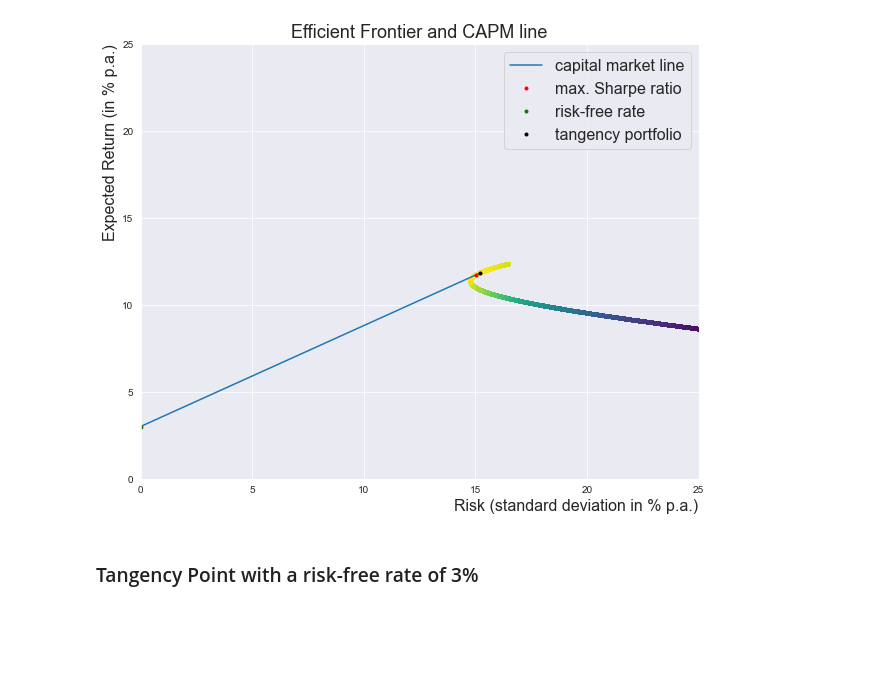
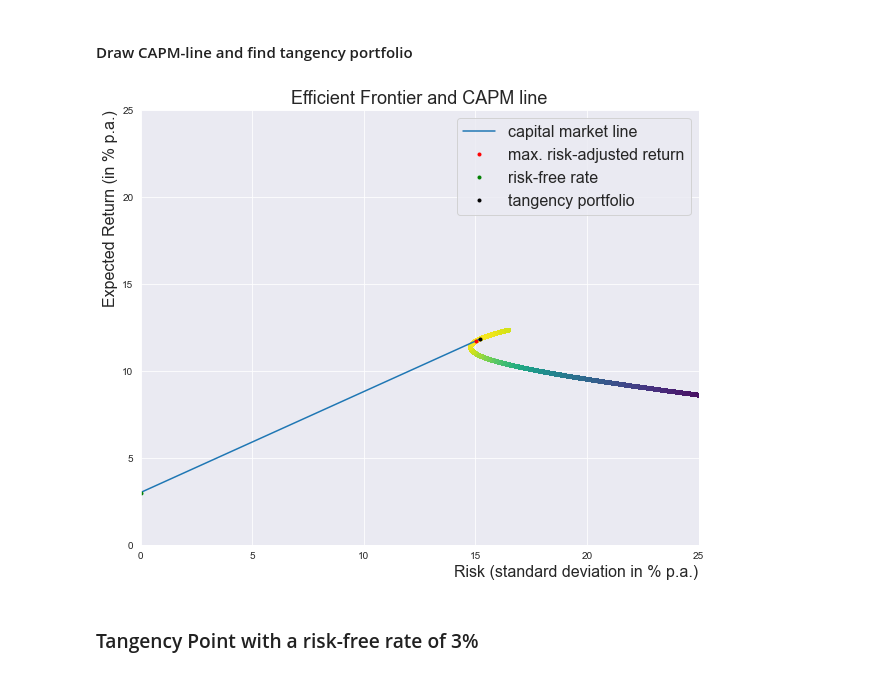
Before and after one commit to JohannesWinkler74/MSc_Thesis, a Jupyter notebook: efficient_frontier/find_efficient frontier.ipynb, the cells around one changed output. Saved outputs shown, nothing was run; the diff lists cells and outputs as text; code cells hidden in the pictures; blank space fills up the shorter version.

```diff
--- a/efficient_frontier/find_efficient frontier.ipynb
+++ b/efficient_frontier/find_efficient frontier.ipynb
@@ -198,36 +201,38 @@ array([0.83591335, 0.16408665])
+# %% [markdown]
+#### Draw CAPM-line and find tangency portfolio
 # %%
 list_of_points = list(zip(portfolio_risks, portfolio_returns, portfolio_weights))
-# determine tangent point
+# set risk-free to 3%
 r_f = 0.03
 max_sharpe_return = -np.inf
 max_sharpe_risk = -np.inf
 sharpe = -np. inf
 for tupel in list_of_points:
     if (tupel[1] - r_f) / tupel[0] > sharpe:
         max_sharpe_return = tupel[1]
         max_sharpe_risk = tupel[0]
         sharpe = (tupel[1] - r_f) / tupel[0]
         sharpe_weights = tupel[2]
 
 plt.figure(figsize=(10, 8))
 x_2 = np.linspace(0,max_sharpe_risk * 100,100)
 y_2 = x_2 * sharpe + r_f*100
 plt.plot(x_2, y_2, label = 'capital market line' )
-plt.xlim(0,25)
+plt.xlim(0, 25)
 plt.ylim(0, 25)
 plt.scatter(portfolio_risks * 100, portfolio_returns *100, c=portfolio_returns/portfolio_risks, cmap='viridis', marker='.')
-plt.plot(sharpe_std *100, sharpe_return *100, '.', color='red', label='max. Sharpe ratio')
+plt.plot(sharpe_std *100, sharpe_return *100, '.', color='red', label='max. risk-adjusted return')
 
 plt.plot(0, r_f *100, '.', color='green', label='risk-free rate')
 plt.plot(max_sharpe_risk *100, max_sharpe_return *100, '.', color='black', label='tangency portfolio')
 plt.xlabel('Risk (standard deviation in % p.a.)', loc='right',fontsize=16)
 plt.ylabel('Expected Return (in % p.a.)', loc='top', fontsize=16)
 plt.title('Efficient Frontier and CAPM line', fontsize=18)
 plt.legend(fontsize=16)
 
 plt.show()
 # %% [output]
-[figure, old version]
+[figure, new version]
 # %% [markdown]
 ### Tangency Point with  a risk-free rate of 3%
 # %%
```
Also changed, not shown: parts of 13 cells of this notebook.
